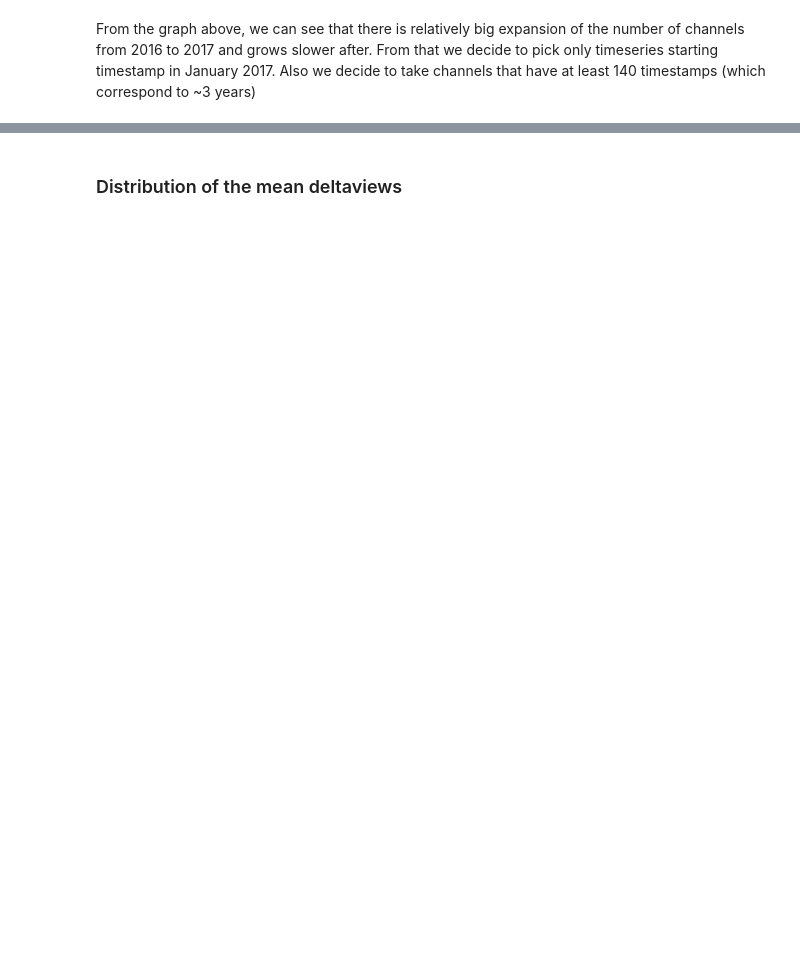
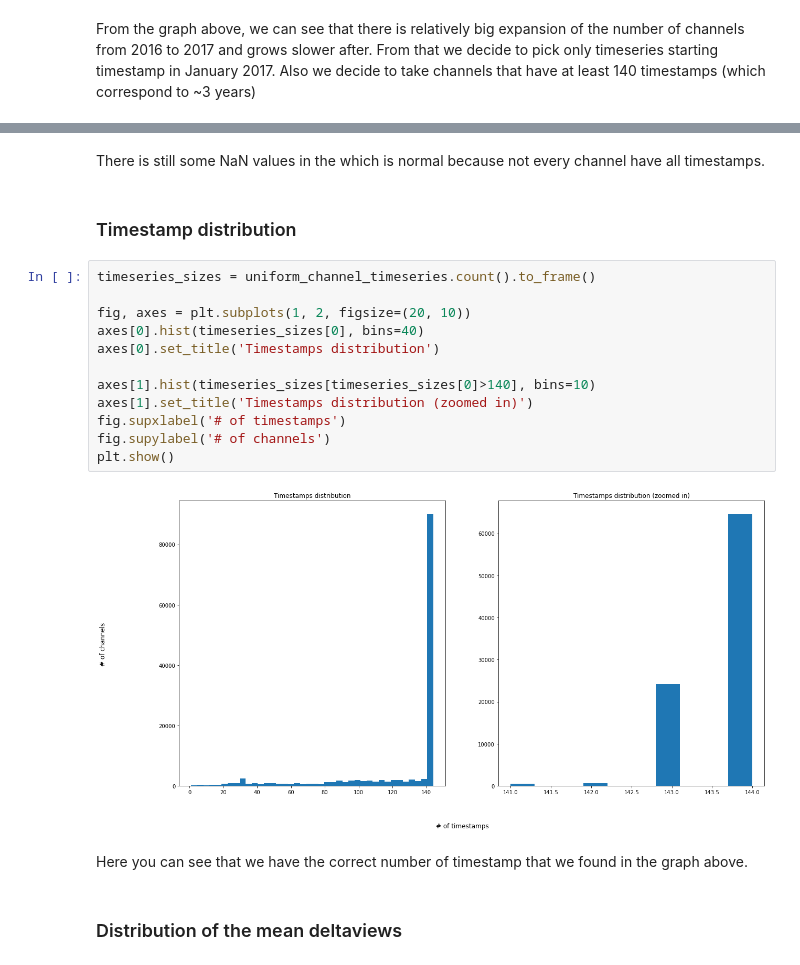
Before and after one commit to epfl-ada/ada-2022-project-pinacolada, a Jupyter notebook: notebook.ipynb, the cells around one changed output, grey strips where cells are left out. Cells and saved outputs as stored; diff of their text form; blank space fills up the shorter version.

```diff
--- a/notebook.ipynb
+++ b/notebook.ipynb
@@ -165,2 +213,22 @@ long_timeseries.head()
+# %% [markdown]
+There is still some NaN values in the which is normal because not every channel have all timestamps.
+# %% [markdown]
+### Timestamp distribution
+# %%
+timeseries_sizes = uniform_channel_timeseries.count().to_frame()
+
+fig, axes = plt.subplots(1, 2, figsize=(20, 10))
+axes[0].hist(timeseries_sizes[0], bins=40)
+axes[0].set_title('Timestamps distribution')
+
+axes[1].hist(timeseries_sizes[timeseries_sizes[0]>140], bins=10)
+axes[1].set_title('Timestamps distribution (zoomed in)')
+fig.supxlabel('# of timestamps')
+fig.supylabel('# of channels')
+plt.show()
+# %% [output]
+[figure, added]
+# %% [markdown]
+Here you can see that we have the correct number of timestamp that we found in the graph above.
 # %% [markdown]
 ### Distribution of the mean deltaviews
```
Also changed, not shown: parts of 19 cells of this notebook.
